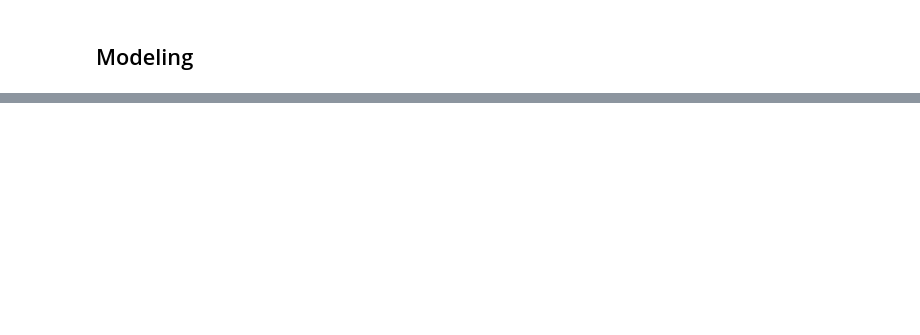
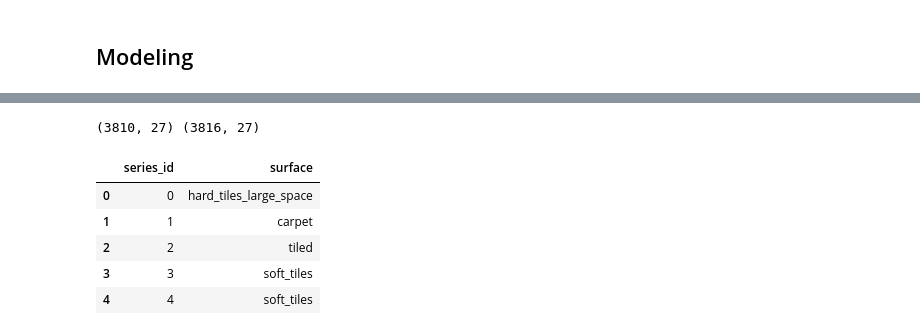
Before and after one commit to cpatrickalves/kaggle-dsa-set19, a Jupyter notebook: kernel.ipynb, the cells around one changed output, grey strips where cells are left out. Drawn from its saved outputs; the diff is of its cells as text; code cells hidden in the pictures; blank space fills up the shorter version.

Commit message:
Using Stacking Ensemble

```diff
--- a/kernel.ipynb
+++ b/kernel.ipynb
@@ -407,0 +473,3 @@ https://www.kaggle.com/rijboy/help-robot-navigate-random-forest-fastai
+# %%
+measured_rf, predicted_rf, accuracy_rf, model_rf = train_rfc(X_train_v2, Y_train, X_test_v2)
+print(f"\nMean accuracy for RF: {accuracy_rf}")
@@ -407,0 +550,3 @@ https://www.kaggle.com/rijboy/help-robot-navigate-random-forest-fastai
+# %%
+measured_et, predicted_et, accuracy_et, model_et = train_rfc(X_train_v2, Y_train, X_test_v2)
+print(f"\nMean accuracy for ET: {accuracy_et}")
@@ -407,0 +586,28 @@ https://www.kaggle.com/rijboy/help-robot-navigate-random-forest-fastai
+# %%
+# Creatin train and test datasets
+x_train = np.concatenate((measured_et, measured_rf, measured_lgb), axis=1)
+x_test = np.concatenate((predicted_et, predicted_rf, predicted_lgb), axis=1)
+
+print(x_train.shape, x_test.shape)
+# %% [output]
+(3810, 27) (3816, 27)
+# %%
+# Training the model
+from sklearn.linear_model import LogisticRegression
+stacker = LogisticRegression(solver="lbfgs", multi_class="auto")
+stacker.fit(x_train,Y_train)
+
+# Perform predictions
+stacker_pred = stacker.predict_proba(x_test)
+# %%
+# Creating submission file
+submission['surface'] =  le.inverse_transform(stacker_pred.argmax(1))
+submission.to_csv('submission_stack.csv', index=False)
+submission.head()
+# %% [output]
+|  | series_id | surface |
+| 0 | 0 | hard_tiles_large_space |
+| 1 | 1 | carpet |
+| 2 | 2 | tiled |
+| 3 | 3 | soft_tiles |
+| 4 | 4 | soft_tiles |
```
Also changed, not shown: parts of 43 cells of this notebook.
